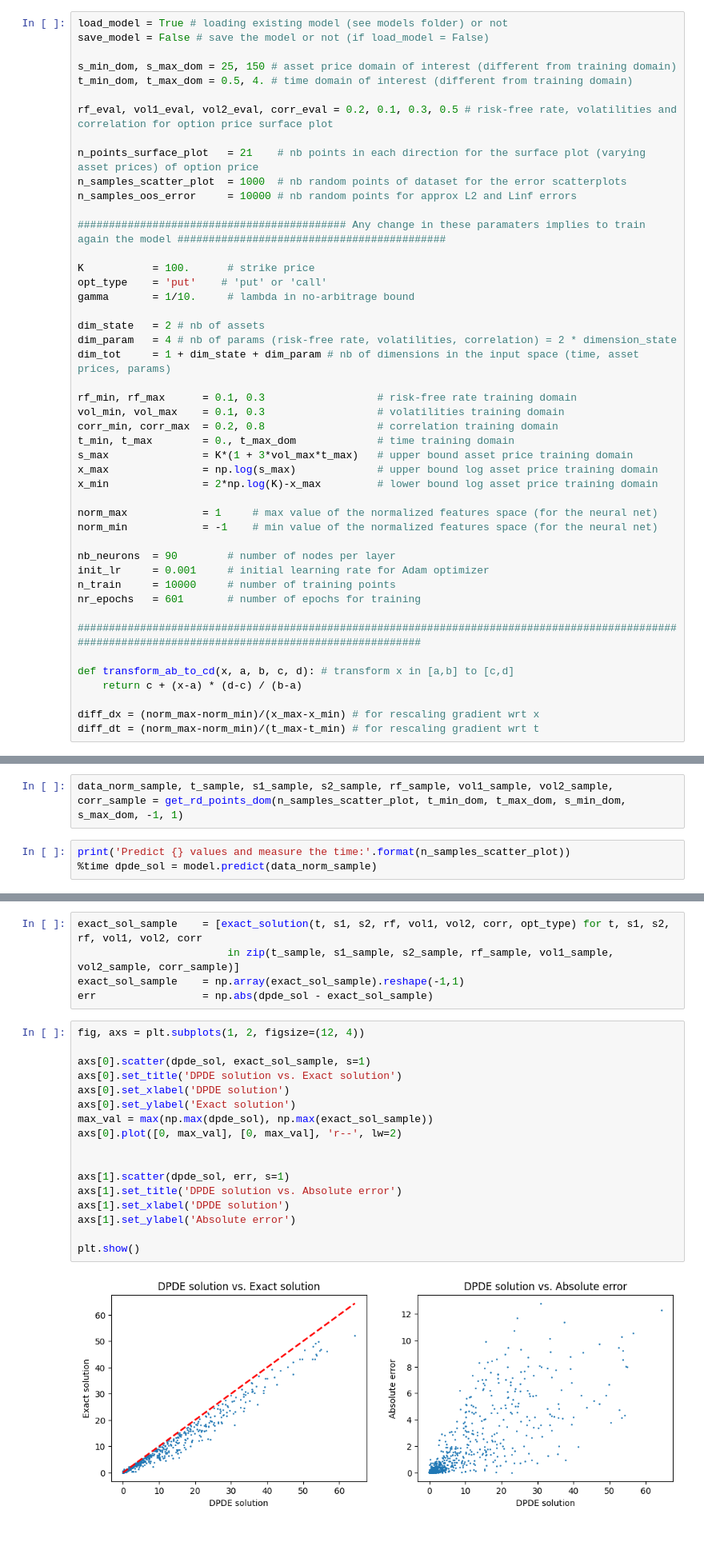
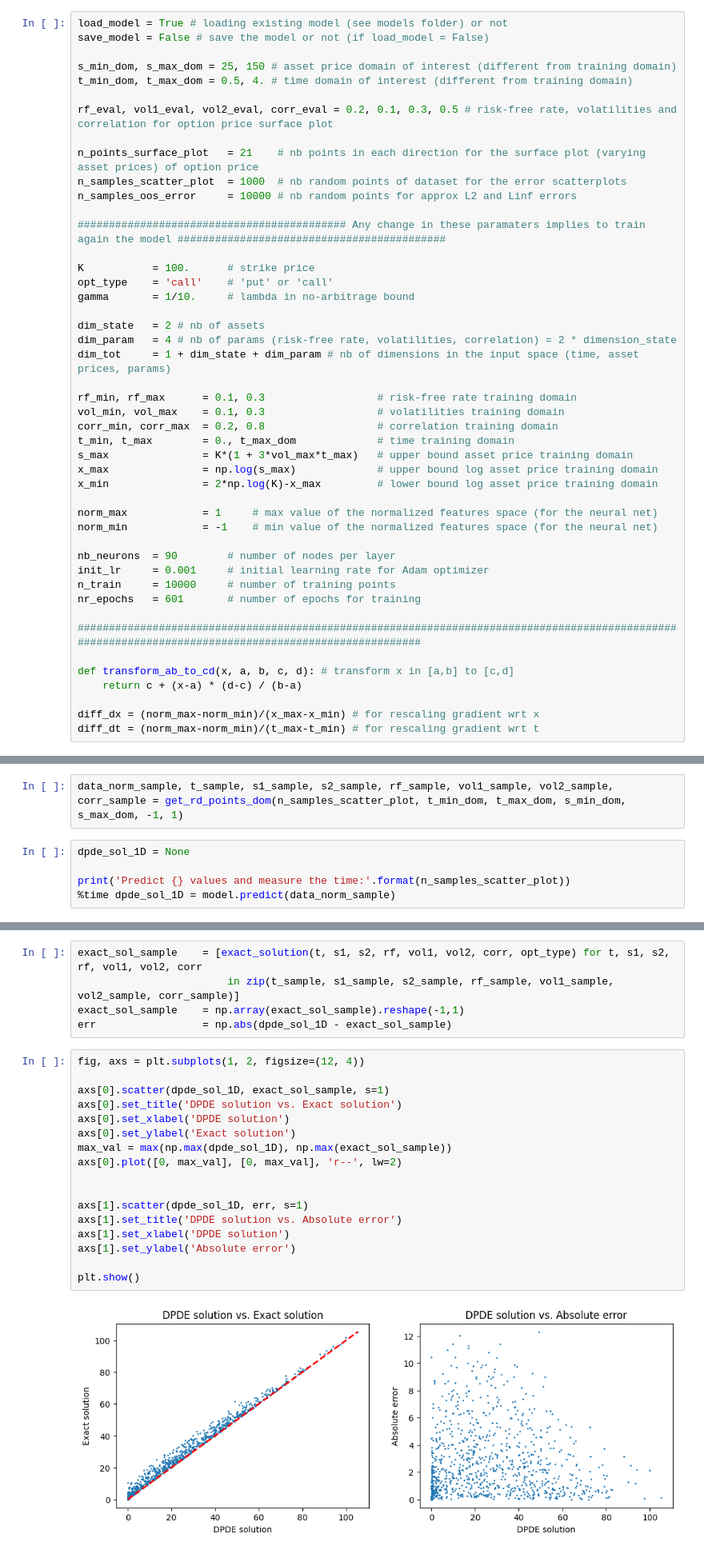
Before and after one commit to Nathan-Sanglier/M2MO-ML-Finance, a Jupyter notebook: notebook.ipynb, the cells around one changed output, grey strips where cells are left out. Shown at 80% size. Cells and saved outputs as stored; diff of their text form.

```diff
--- a/notebook.ipynb
+++ b/notebook.ipynb
@@ -48,7 +48,7 @@ n_samples_oos_error     = 10000 # nb random points for approx L2 and Linf errors
 ########################################### Any change in these paramaters implies to train again the model ###########################################
 
 K           = 100.      # strike price
-opt_type    = 'put'    # 'put' or 'call'
+opt_type    = 'call'    # 'put' or 'call'
 gamma       = 1/10.     # lambda in no-arbitrage bound
 
 dim_state   = 2 # nb of assets
@@ -522,8 +569,10 @@ def get_rd_points_dom(n_samples, t_min_dom, t_max_dom, s_min_dom, s_max_dom, par
 # %%
 data_norm_sample, t_sample, s1_sample, s2_sample, rf_sample, vol1_sample, vol2_sample, corr_sample = get_rd_points_dom(n_samples_scatter_plot, t_min_dom, t_max_dom, s_min_dom, s_max_dom, -1, 1)
 # %%
+dpde_sol_1D = None
+
 print('Predict {} values and measure the time:'.format(n_samples_scatter_plot))
-%time dpde_sol = model.predict(data_norm_sample)
+%time dpde_sol_1D = model.predict(data_norm_sample)
 # %% [output]
 Predict 1000 values and measure the time:
 32/32 ━━━━━━━━━━━━━━━━━━━━ 0s 1ms/step
@@ -533,26 +582,26 @@ Wall time: 103 ms
 exact_sol_sample    = [exact_solution(t, s1, s2, rf, vol1, vol2, corr, opt_type) for t, s1, s2, rf, vol1, vol2, corr
                         in zip(t_sample, s1_sample, s2_sample, rf_sample, vol1_sample, vol2_sample, corr_sample)]
 exact_sol_sample    = np.array(exact_sol_sample).reshape(-1,1)
-err                 = np.abs(dpde_sol - exact_sol_sample)
+err                 = np.abs(dpde_sol_1D - exact_sol_sample)
 # %%
 fig, axs = plt.subplots(1, 2, figsize=(12, 4))
 
-axs[0].scatter(dpde_sol, exact_sol_sample, s=1)
+axs[0].scatter(dpde_sol_1D, exact_sol_sample, s=1)
 axs[0].set_title('DPDE solution vs. Exact solution')
 axs[0].set_xlabel('DPDE solution')
 axs[0].set_ylabel('Exact solution')
-max_val = max(np.max(dpde_sol), np.max(exact_sol_sample))
+max_val = max(np.max(dpde_sol_1D), np.max(exact_sol_sample))
 axs[0].plot([0, max_val], [0, max_val], 'r--', lw=2)
 
 
-axs[1].scatter(dpde_sol, err, s=1)
+axs[1].scatter(dpde_sol_1D, err, s=1)
 axs[1].set_title('DPDE solution vs. Absolute error')
 axs[1].set_xlabel('DPDE solution')
 axs[1].set_ylabel('Absolute error')
 
 plt.show()
 # %% [output]
-[figure, old version]
+[figure, new version]
 # %% [markdown]
 Finally, let us compute the RMSE of our method.
 # %%
```
Also changed, not shown: parts of 11 cells of this notebook.
